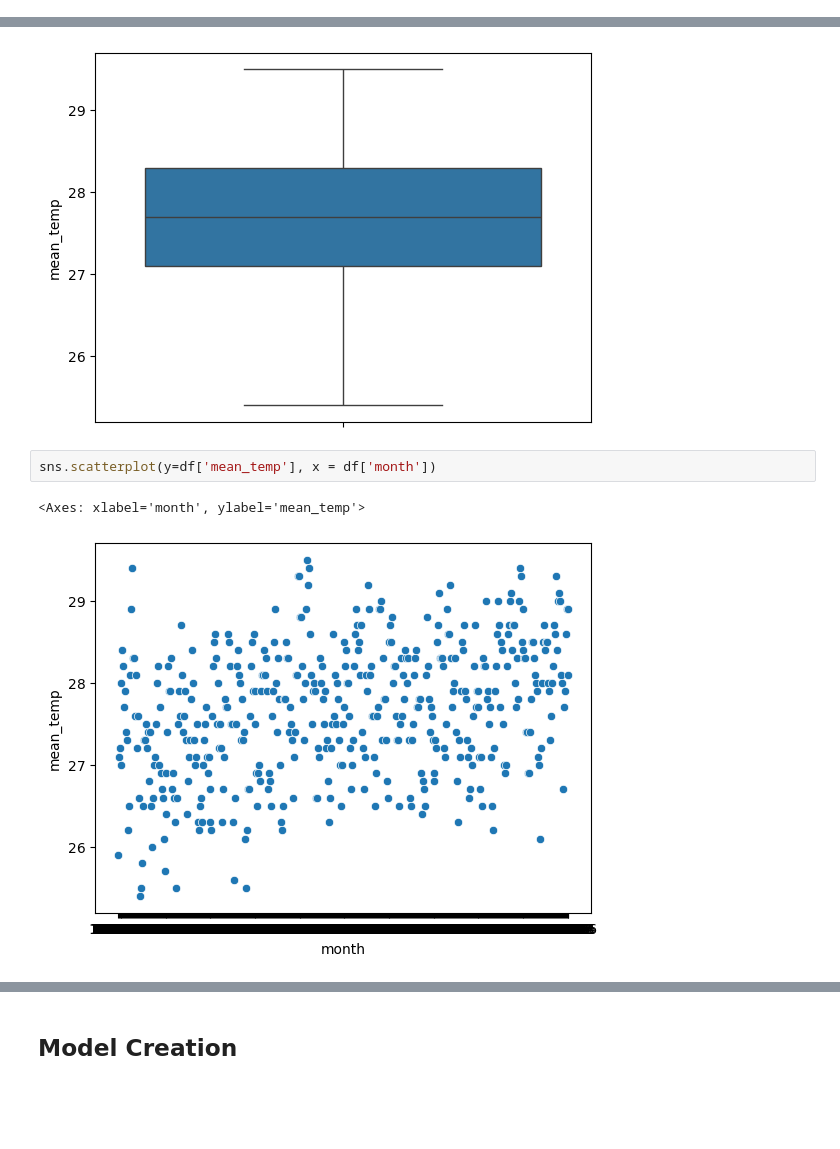
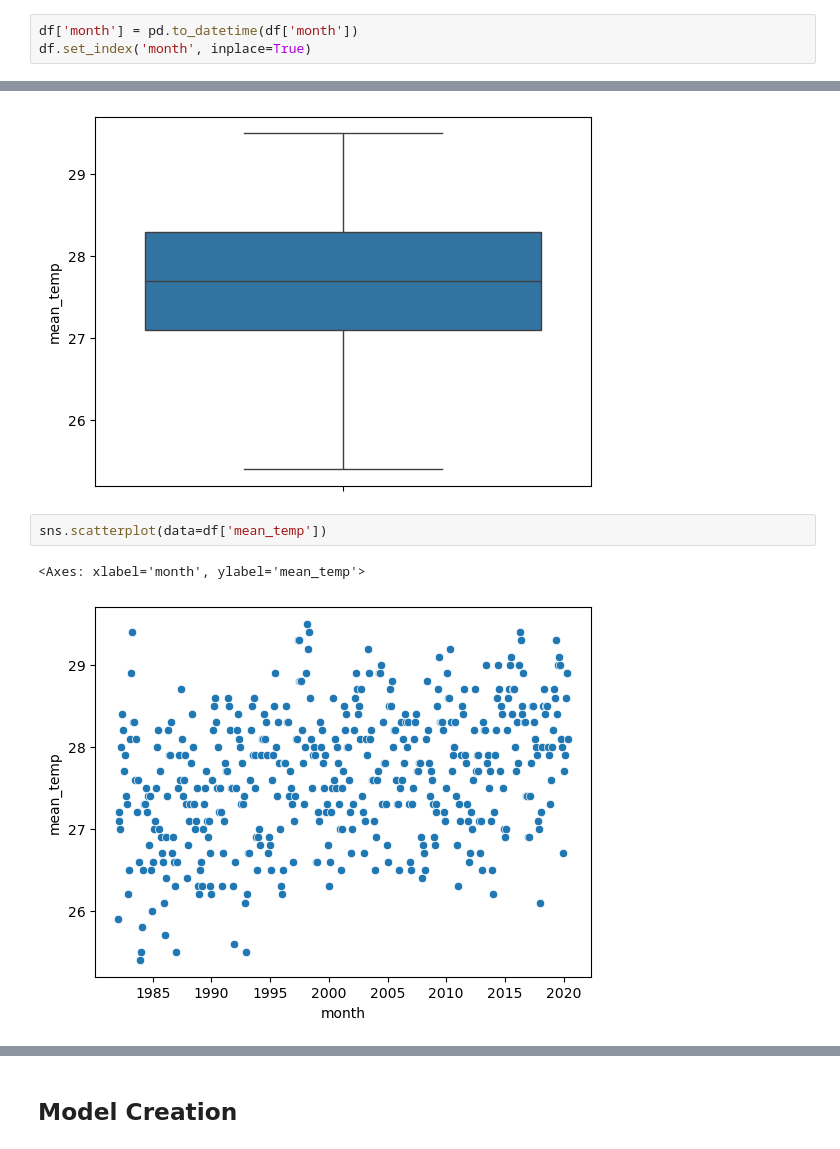
Before and after one commit to nishantab95/Air-temperature-time-series-project, a Jupyter notebook: air_temp.ipynb, the cells around one changed output, grey strips where cells are left out. Cells and saved outputs as stored; diff of their text form; blank space fills up the shorter version.

```diff
--- a/air_temp.ipynb
+++ b/air_temp.ipynb
@@ -55,3 +55,6 @@ df.describe()
 | max | 29.500000 |
 # %% [markdown]
 ### EDA
+# %%
+df['month'] = pd.to_datetime(df['month'])
+df.set_index('month', inplace=True)
@@ -61,7 +86,7 @@ sns.boxplot(data=df['mean_temp'])
 <Axes: ylabel='mean_temp'>
 [figure]
 # %%
-sns.scatterplot(y=df['mean_temp'], x = df['month'])
+sns.scatterplot(data=df['mean_temp'])
 # %% [output]
 <Axes: xlabel='month', ylabel='mean_temp'>
-[figure, old version]
+[figure, new version]
```
Also changed, not shown: parts of 5 cells of this notebook.
